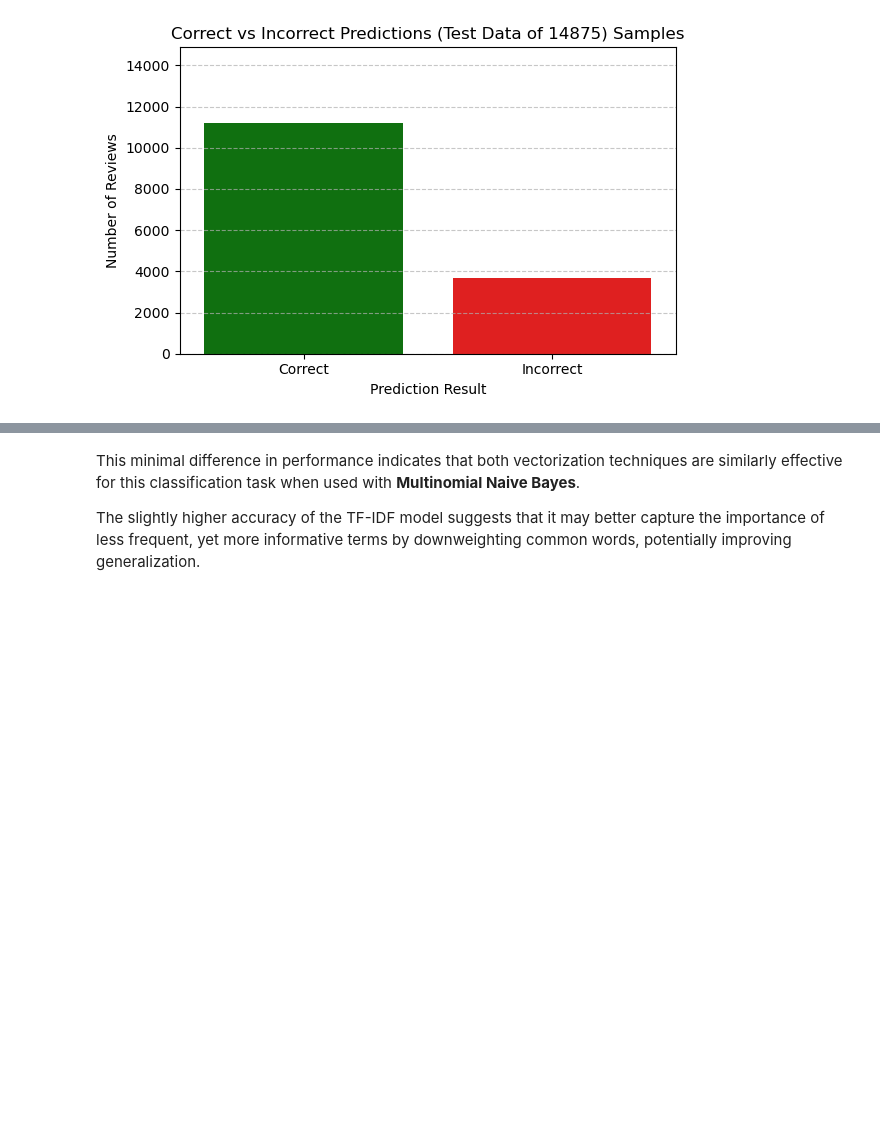
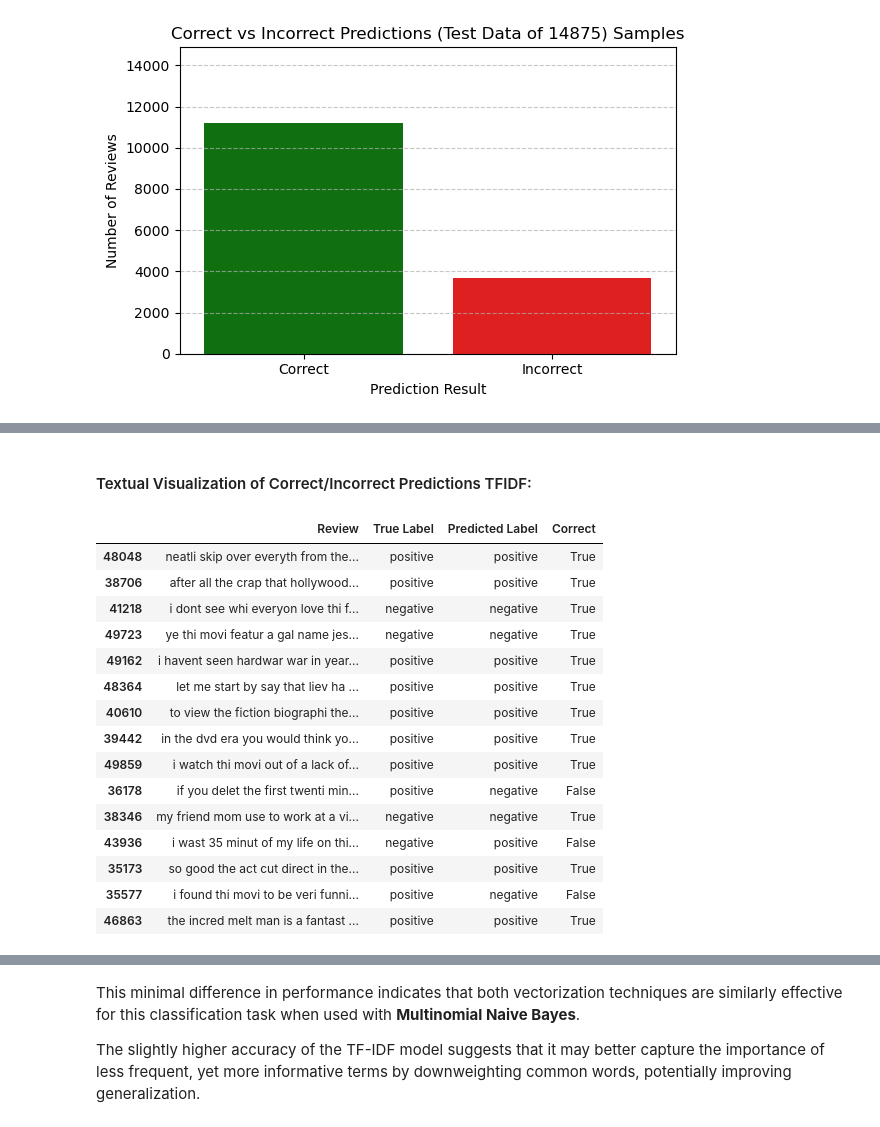
Before and after one commit to Sebaurzi02/Sentiment-Analysis-NLP-Model-Comparison, a Jupyter notebook: Sentiment_Analysis.ipynb, the cells around one changed output, grey strips where cells are left out. Saved outputs shown, nothing was run; the diff lists cells and outputs as text; code cells hidden in the pictures; blank space fills up the shorter version.

```diff
--- a/Sentiment_Analysis.ipynb
+++ b/Sentiment_Analysis.ipynb
@@ -1327,0 +1366,30 @@ Multi_NB_score_BoW : 0.7575879802359584
+# %%
+n_examples = len(Y_test)
+
+#label_map = {'positive': 1, 'negative': 0}
+reverse_label_map = {1: 'positive', 0: 'negative'}
+
+results_df = pd.DataFrame({
+    'Review': X_test.iloc[:n_examples].apply(lambda x: x[:100] + '...'),
+    #'True Label': Y_test.iloc[:n_examples].map(label_map).values,
+    'True Label': Y_test.iloc[:n_examples].values,
+    #'Predicted Label': Log_R_tfidf_predict[:n_examples]
+    'Predicted Label': [reverse_label_map[p] for p in Multi_NB_tfidf_predict[:n_examples]]
+})
+
+results_df['Correct'] = results_df['True Label'] == results_df['Predicted Label']
+count_results = results_df['Correct'].value_counts().rename(index={True: 'Correct', False: 'Incorrect'})
+
+print(f"Correct predictions: {count_results.get('Correct', 0)}")
+print(f"Incorrect predictions: {count_results.get('Incorrect', 0)}")
+
+plt.figure(figsize=(6, 4))
+sns.barplot(x=count_results.index, y=count_results.values, palette={'Correct': 'green', 'Incorrect': 'red'})
+
+plt.title(f"Correct vs Incorrect Predictions (Test Data of {len(Y_test)}) Samples")
+plt.ylabel("Number of Reviews")
+plt.xlabel("Prediction Result")
+plt.ylim(0,len(Y_test))
+plt.grid(axis='y', linestyle='--', alpha=0.7)
+plt.tight_layout()
+plt.show()
@@ -1327,0 +1400,27 @@ Multi_NB_score_BoW : 0.7575879802359584
+# %% [markdown]
+#### Textual Visualization of Correct/Incorrect Predictions TFIDF:
+# %%
+sample_df = results_df.sample(15, random_state=42)
+
+def color_row(row):
+    color = 'background-color: #d4edda' if row['Correct'] else 'background-color: #f8d7da'
+    return [color] * len(row)
+styled_sample = sample_df.style.apply(color_row, axis=1)
+display(styled_sample)
+# %% [output]
+|  | Review | True Label | Predicted Label | Correct |
+| 48048 | neatli skip over everyth from the... | positive | positive | True |
+| 38706 | after all the crap that hollywood... | positive | positive | True |
+| 41218 | i dont see whi everyon love thi f... | negative | negative | True |
+| 49723 | ye thi movi featur a gal name jes... | negative | negative | True |
+| 49162 | i havent seen hardwar war in year... | positive | positive | True |
+| 48364 | let me start by say that liev ha ... | positive | positive | True |
+| 40610 | to view the fiction biographi the... | positive | positive | True |
+| 39442 | in the dvd era you would think yo... | positive | positive | True |
+| 49859 | i watch thi movi out of a lack of... | positive | positive | True |
+| 36178 | if you delet the first twenti min... | positive | negative | False |
+| 38346 | my friend mom use to work at a vi... | negative | negative | True |
+| 43936 | i wast 35 minut of my life on thi... | negative | positive | False |
+| 35173 | so good the act cut direct in the... | positive | positive | True |
+| 35577 | i found thi movi to be veri funni... | positive | negative | False |
+| 46863 | the incred melt man is a fantast ... | positive | positive | True |
```
Also changed, not shown: parts of 21 cells of this notebook.
